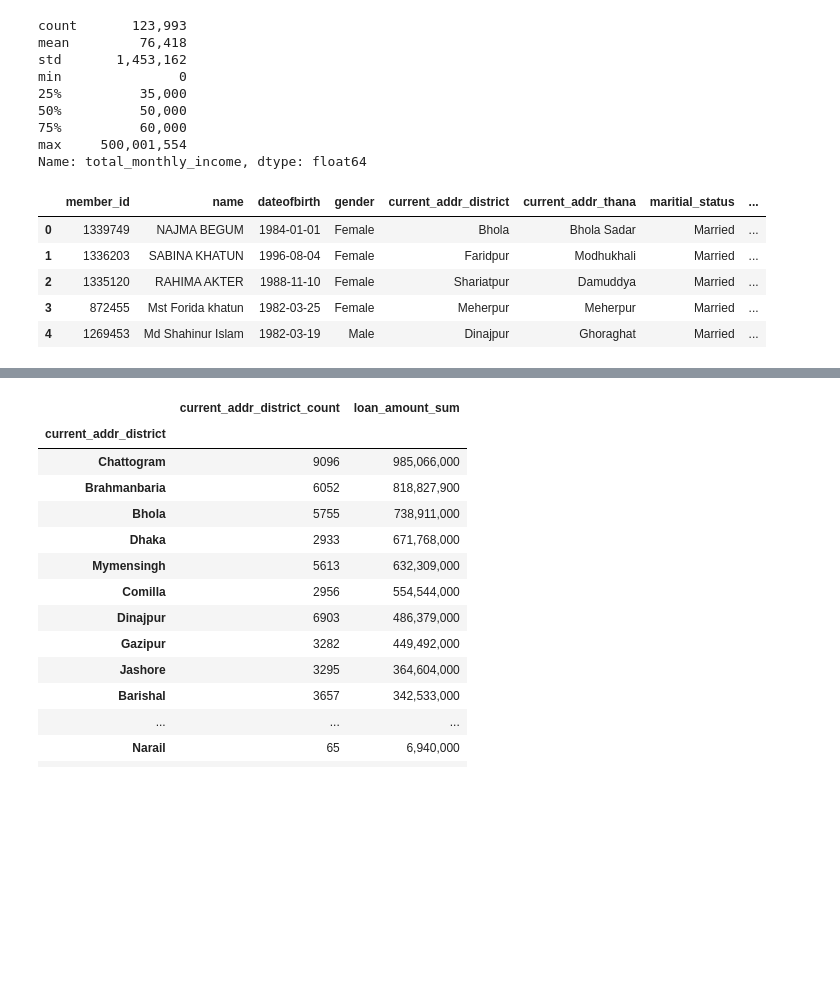
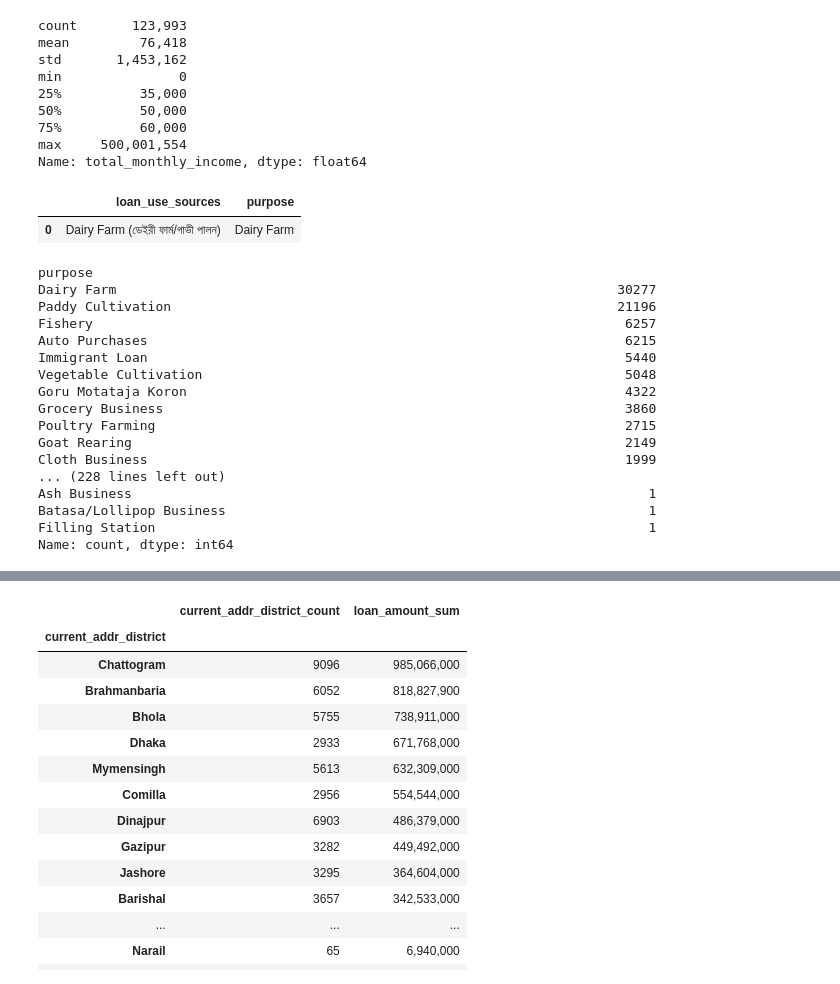
Before and after one commit to gajuahmd10/Analyzen_office_ML, a Jupyter notebook: loan amount prediction/EDA and Modeling_v0.02.ipynb, the cells around one changed output, grey strips where cells are left out. Saved outputs shown, nothing was run; the diff lists cells and outputs as text; code cells hidden in the pictures; blank space fills up the shorter version.

```diff
--- a/loan amount prediction/EDA and Modeling_v0.02.ipynb
+++ b/loan amount prediction/EDA and Modeling_v0.02.ipynb
@@ -294,11 +289,33 @@ min               0
 max     500,001,554
 Name: total_monthly_income, dtype: float64
 # %%
-df.head()
+def clean_purpose(s: pd.Series) -> pd.Series:
+    """'Dairy Farm (ডেইরি ফার্ম)' -> 'Dairy Farm'"""
+    return s.fillna("NA").astype(str).str.replace(r"\s*\(.*$", "", regex=True).str.strip()
+
+df['purpose'] = clean_purpose(df["loan_use_sources"])
-# %% [output]
-|  | member_id | name | dateofbirth | gender | current_addr_district | current_addr_thana | maritial_status | ... |
-| 0 | 1339749 | NAJMA BEGUM | 1984-01-01 | Female | Bhola | Bhola Sadar | Married | ... |
-| 1 | 1336203 | SABINA KHATUN | 1996-08-04 | Female | Faridpur | Modhukhali | Married | ... |
-| 2 | 1335120 | RAHIMA AKTER | 1988-11-10 | Female | Shariatpur | Damuddya | Married | ... |
-| 3 | 872455 | Mst Forida khatun | 1982-03-25 | Female | Meherpur | Meherpur | Married | ... |
-| 4 | 1269453 | Md Shahinur Islam | 1982-03-19 | Male | Dinajpur | Ghoraghat | Married | ... |
+# %%
+df[['loan_use_sources', 'purpose']].head(1)
+# %% [output]
+|  | loan_use_sources | purpose |
+| 0 | Dairy Farm (ডেইরী ফার্ম/গাভী পালন) | Dairy Farm |
+# %%
+df['purpose'].value_counts()
+# %% [output]
+purpose
+Dairy Farm                                                                30277
+Paddy Cultivation                                                         21196
+Fishery                                                                    6257
+Auto Purchases                                                             6215
+Immigrant Loan                                                             5440
+Vegetable Cultivation                                                      5048
+Goru Motataja Koron                                                        4322
+Grocery Business                                                           3860
+Poultry Farming                                                            2715
+Goat Rearing                                                               2149
+Cloth Business                                                             1999
+... (228 lines left out)
+Ash Business                                                                  1
+Batasa/Lollipop Business                                                      1
+Filling Station                                                               1
+Name: count, dtype: int64
```
Also changed, not shown: parts of 9 cells of this notebook, 10 other files.
